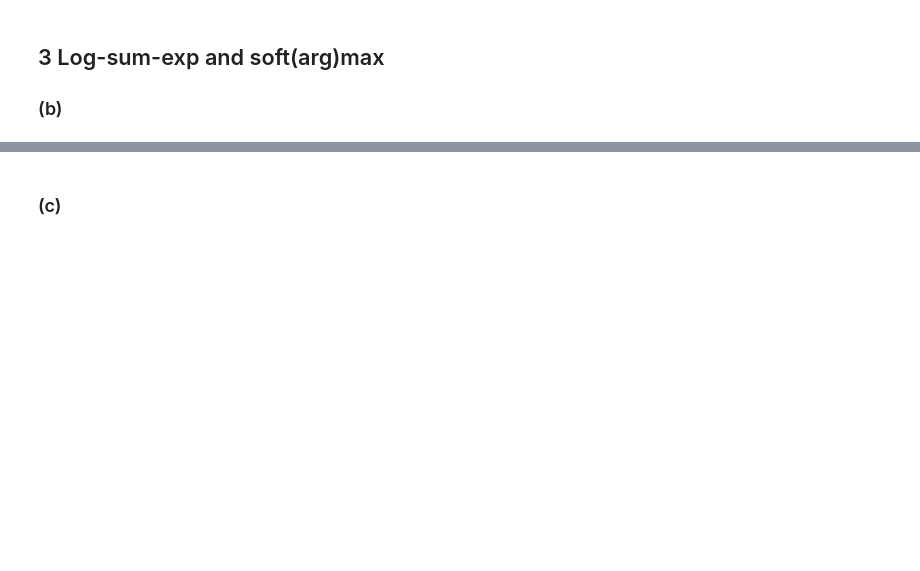
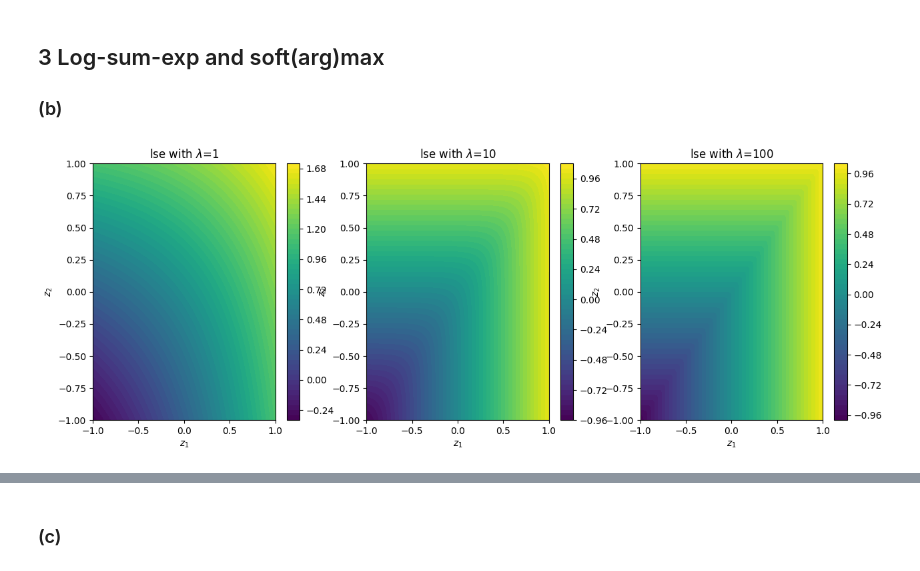
Before and after one commit to fungewiss/mlph-25w, a Jupyter notebook: sheet05/sheet05.ipynb, the cells around one changed output, grey strips where cells are left out. Drawn from its saved outputs; the diff is of its cells as text; code cells hidden in the pictures; blank space fills up the shorter version.

```diff
--- a/sheet05/sheet05.ipynb
+++ b/sheet05/sheet05.ipynb
@@ -162,3 +161,29 @@ Test set accuracy on neg_sp_en_trans: 99.60%
 # %% [markdown]
 ## 3 Log-sum-exp and soft(arg)max
 ### (b)
+# %%
+def lse(z, lmb):
+    sum = 0
+    for i in range(z.shape[0]):
+        sum += np.exp(z[i] * lmb)
+    return np.log(sum) / lmb
+# %%
+z1 = np.linspace(-1, 1, 100)
+z2 = np.linspace(-1, 1, 100)
+Z1, Z2 = np.meshgrid(z1, z2)
+
+lambdas = [1, 10, 100]
+
+fig, axs = plt.subplots(1, 3, figsize=(15, 5))
+
+for idx, lmb in enumerate(lambdas):
+    Z_lse = np.vectorize(lambda z1, z2: lse(np.array([z1, z2]), lmb))(Z1, Z2)
+    cs = axs[idx].contourf(Z1, Z2, Z_lse, levels=50)
+    axs[idx].set_title(f'lse with $\\lambda$={lmb}')
+    axs[idx].set_xlabel('$z_1$')
+    axs[idx].set_ylabel('$z_2$')
+    fig.colorbar(cs, ax=axs[idx])
+
+plt.show()
+# %% [output]
+[figure, added]
```
Also changed, not shown: parts of 24 cells of this notebook, 1 other file.
